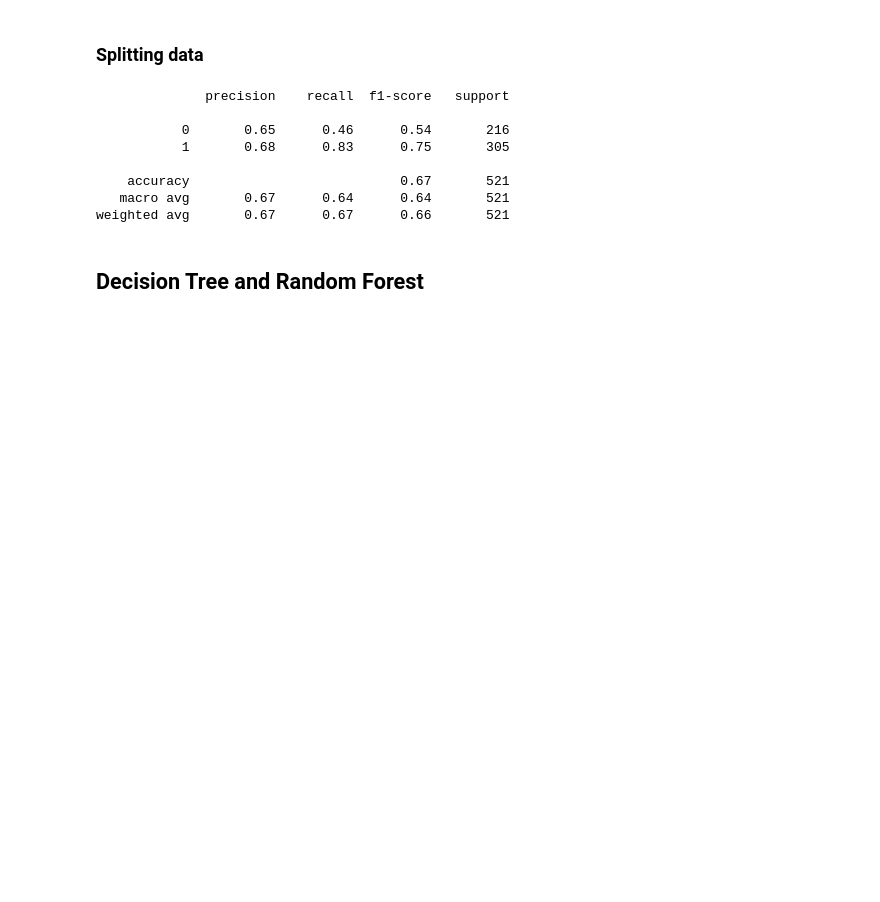
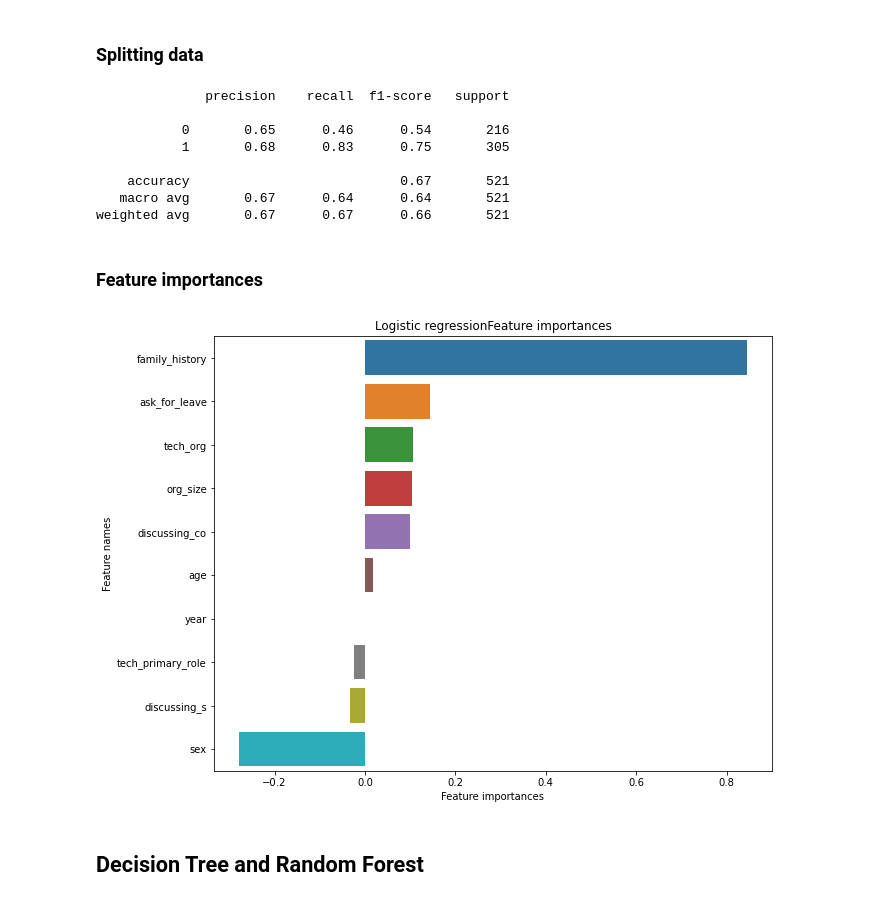
Before and after one commit to appelquist/bda-project, a Jupyter notebook: Project Data Analytics.ipynb, the cells around one changed output. Saved outputs shown, nothing was run; the diff lists cells and outputs as text; code cells hidden in the pictures; blank space fills up the shorter version.

```diff
--- a/Project Data Analytics.ipynb
+++ b/Project Data Analytics.ipynb
@@ -446,6 +446,12 @@ print(report)
     accuracy                           0.67       521
    macro avg       0.67      0.64      0.64       521
 weighted avg       0.67      0.67      0.66       521
+# %% [markdown]
+### Feature importances
+# %%
+plot_feature_importances(lr_model.coef_[0], train_x.columns, "Logistic regression")
+# %% [output]
+[figure, added]
 # %% [markdown]
 ## Decision Tree and Random Forest
 # %%
```
Also changed, not shown: parts of 4 cells of this notebook.
